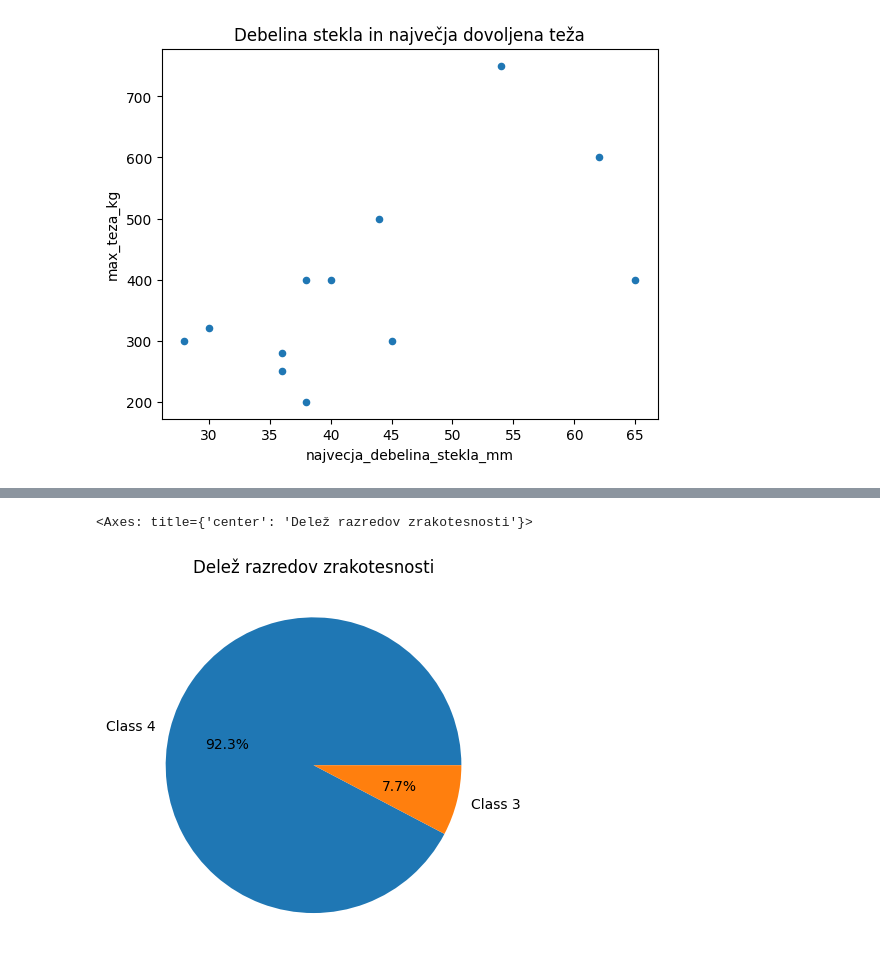
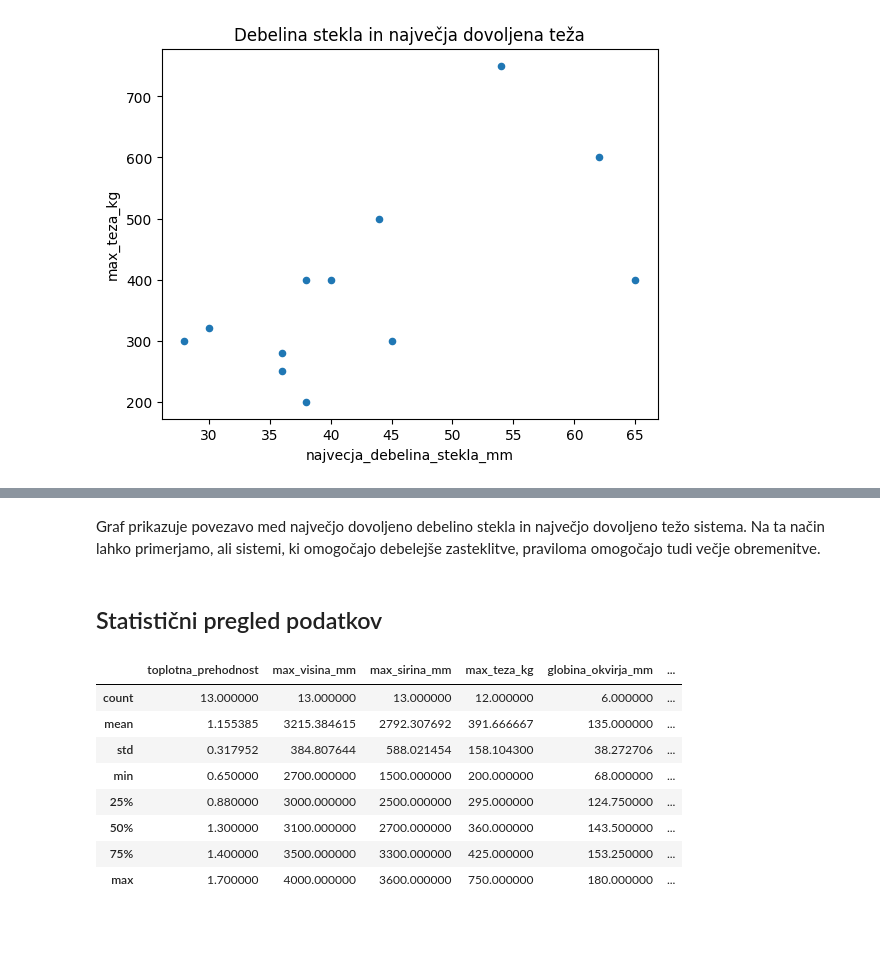
Before and after one commit to tincvek/aluminijasti-drsni-sistemi, a Jupyter notebook: analiza.ipynb, the cells around one changed output, grey strips where cells are left out. Drawn from its saved outputs; the diff is of its cells as text; code cells hidden in the pictures; blank space fills up the shorter version.

```diff
--- a/analiza.ipynb
+++ b/analiza.ipynb
@@ -210,10 +269,17 @@ SISTEMI.groupby("proizvajalec")["max_teza_kg"].mean().plot(
-# %%
-# Prikaže delež posameznih razredov zrakotesnosti.
-SISTEMI["zrakotesnost"].value_counts().plot(
-    kind="pie",
-    autopct="%1.1f%%",
-    ylabel="",
-    title="Delež razredov zrakotesnosti")
-# %% [output]
-<Axes: title={'center': 'Delež razredov zrakotesnosti'}>
-[figure, removed]
+# %% [markdown]
+Graf prikazuje povezavo med največjo dovoljeno debelino stekla in največjo dovoljeno težo sistema. Na ta način lahko primerjamo, ali sistemi, ki omogočajo debelejše zasteklitve, praviloma omogočajo tudi večje obremenitve.
+# %% [markdown]
+## Statistični pregled podatkov
+# %%
+# Prikaže osnovne statistične podatke številskih stolpcev.
+SISTEMI.describe()
+# %% [output]
+|  | toplotna_prehodnost | max_visina_mm | max_sirina_mm | max_teza_kg | globina_okvirja_mm | ... |
+| count | 13.000000 | 13.000000 | 13.000000 | 12.000000 | 6.000000 | ... |
+| mean | 1.155385 | 3215.384615 | 2792.307692 | 391.666667 | 135.000000 | ... |
+| std | 0.317952 | 384.807644 | 588.021454 | 158.104300 | 38.272706 | ... |
+| min | 0.650000 | 2700.000000 | 1500.000000 | 200.000000 | 68.000000 | ... |
+| 25% | 0.880000 | 3000.000000 | 2500.000000 | 295.000000 | 124.750000 | ... |
+| 50% | 1.300000 | 3100.000000 | 2700.000000 | 360.000000 | 143.500000 | ... |
+| 75% | 1.400000 | 3500.000000 | 3300.000000 | 425.000000 | 153.250000 | ... |
+| max | 1.700000 | 4000.000000 | 3600.000000 | 750.000000 | 180.000000 | ... |
```
Also changed, not shown: parts of 30 cells of this notebook.
